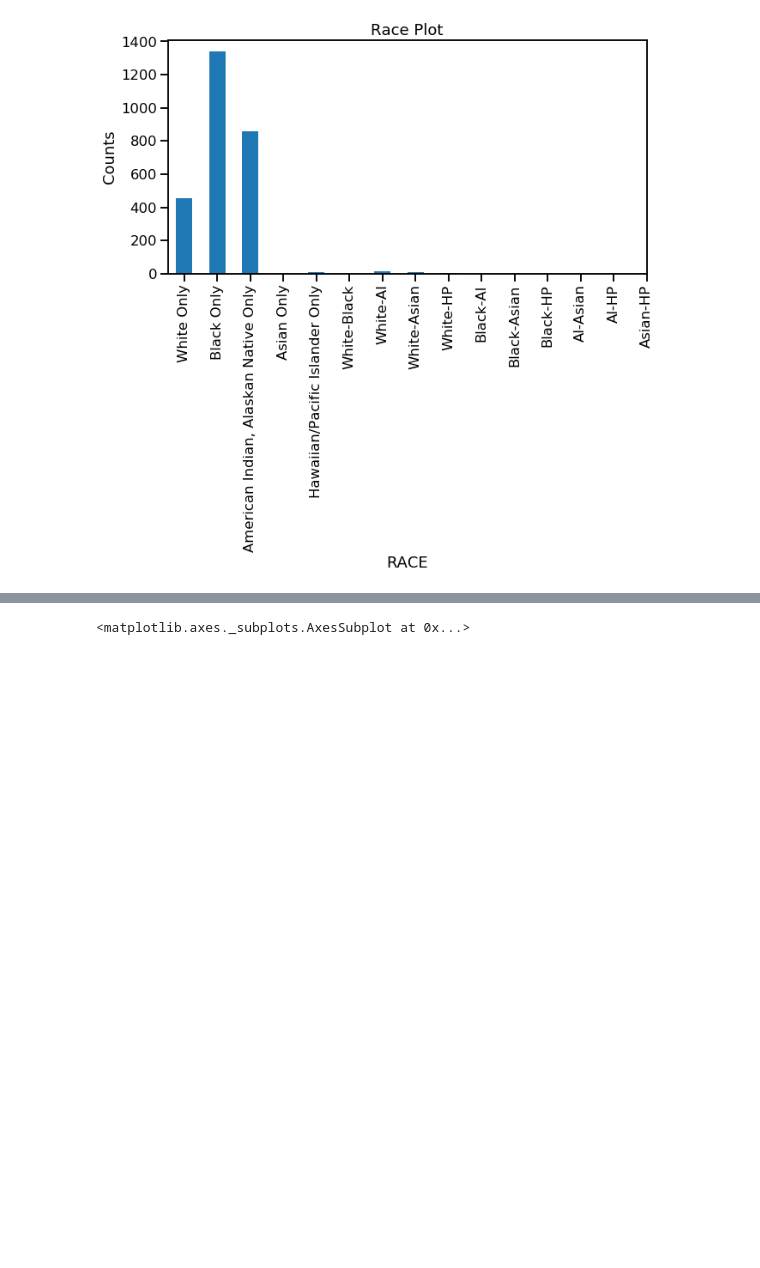
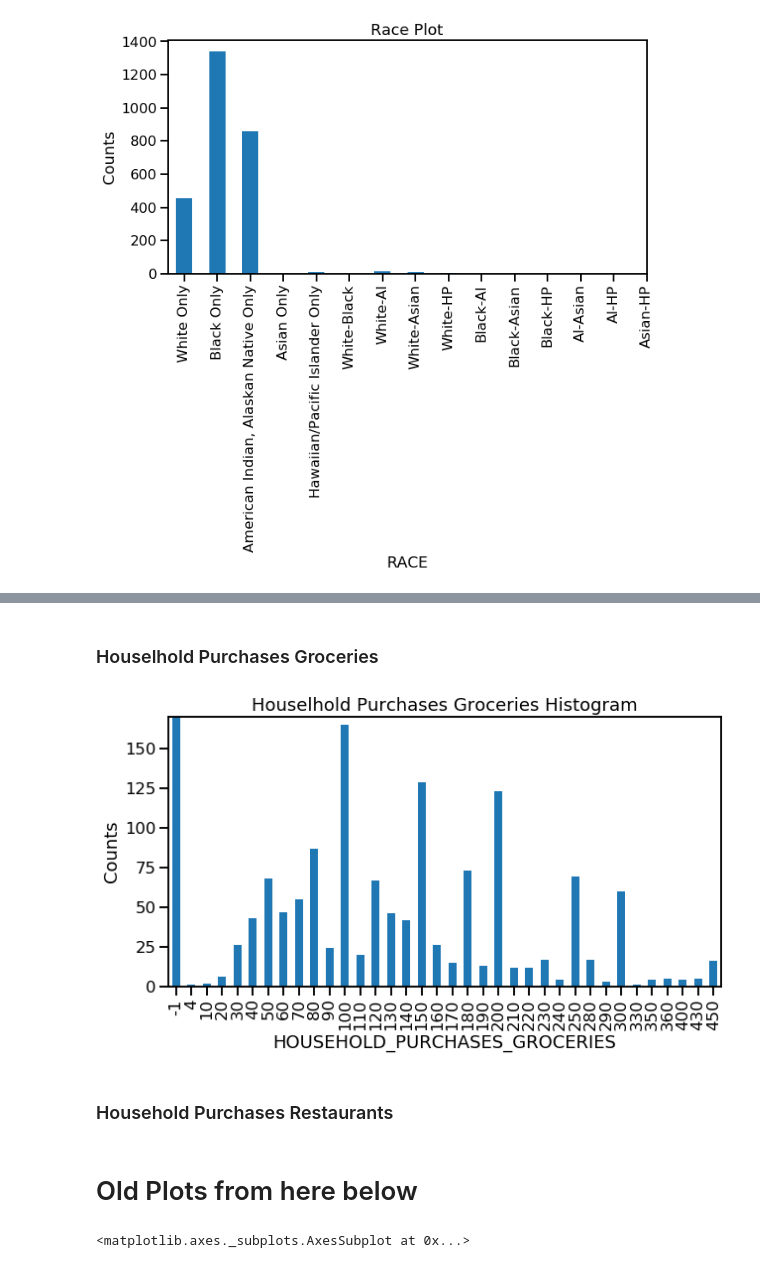
Before and after one commit to astronomilo/foodinsecurity, a Jupyter notebook: Notebooks/EDA_Prep/Team_27_EDA_Prep_20200128.ipynb, the cells around one changed output, grey strips where cells are left out. Drawn from its saved outputs; the diff is of its cells as text; code cells hidden in the pictures; blank space fills up the shorter version.

```diff
--- a/Notebooks/EDA_Prep/Team_27_EDA_Prep_20200127.ipynb
+++ b/Notebooks/EDA_Prep/Team_27_EDA_Prep_20200128.ipynb
@@ -301,0 +372,26 @@ plt.show()
+# %% [markdown]
+### Houselhold Purchases Groceries
+# %%
+# HOUSEHOLD_PURCHASES_GROCERIES :
+'''Out variable that represents the amount of money spent by the household on purchases at super-markets and grocery stores. Created from HUS2, HUS2CK1A, HUS2CK1B, HUS2COR. Top coded at 450.
+EDITED UNIVERSE: HES1A = 1
+VALID ENTRIES:
+0: Coded as 0
+1-7: Recoded as the midpoint, 4
+8-400: Rounded to nearest 10 Dollars Note: 370 and 380 are collapsed into 380
+390 and 400 are collapsed into 400
+410 and 420 are collapsed into 420 -2 Don't Know
+-3 Refused
+-9 No Response'''
+plt.figure(figsize=(10,5))
+race = cps2019_df.groupby(cps2019_df['HOUSEHOLD_PURCHASES_GROCERIES']).size()
+race.plot.bar(rot=15, title='Houselhold Purchases Groceries Histogram')
+plt.ylabel('Counts')
+plt.xticks(rotation=90)
+#plt.xticks(range(0,len(Dict_.values())), Dict_.values(),rotation=90)
+plt.ylim(0,170)
+plt.show()
+# %% [output]
+[figure, added]
+# %% [markdown]
+### Household Purchases Restaurants
@@ -302,3 +400,5 @@ plt.show()
+# %% [markdown]
+# Old Plots from here below
 # %%
 # Plotting based on family income
 plt.figure(figsize=(15,4))
```
Also changed, not shown: parts of 26 cells of this notebook.
